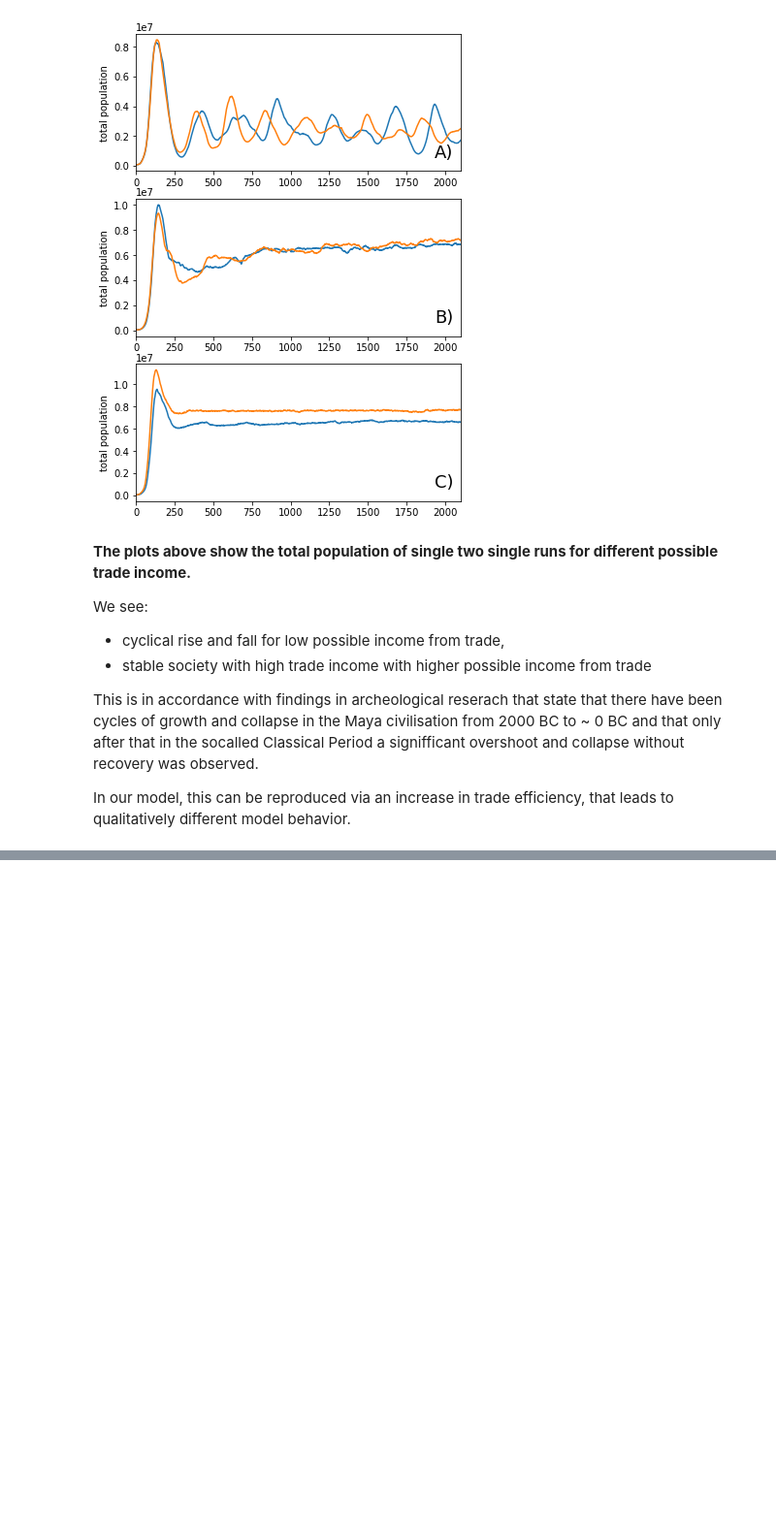
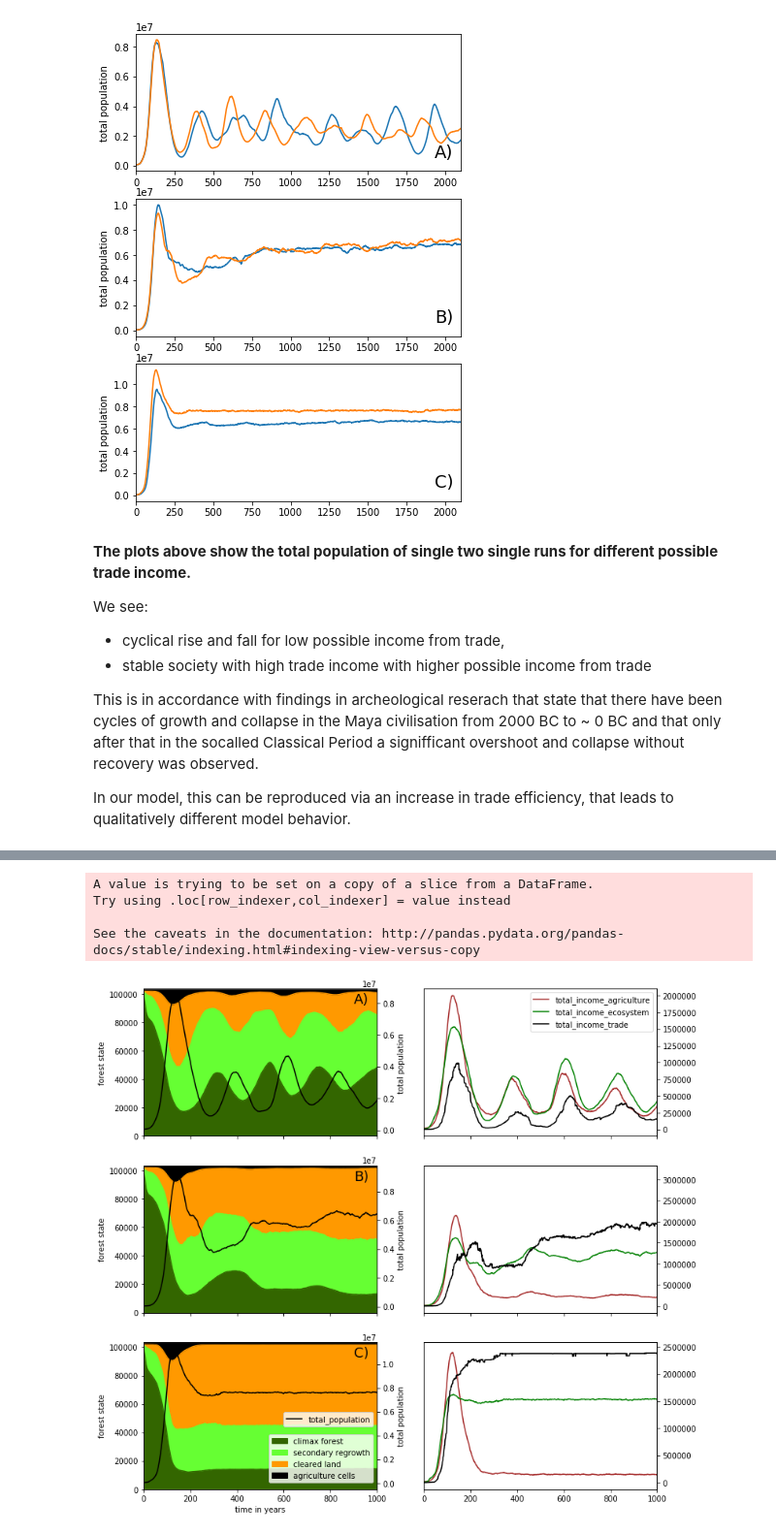
Before and after one commit to jakobkolb/Mayasim, a Jupyter notebook: Evaluation_Notebooks/X8_long_term_dynamics.ipynb, the cells around one changed output, grey strips where cells are left out. Shown at 97% size. Saved outputs shown, nothing was run; the diff lists cells and outputs as text; code cells hidden in the pictures; blank space fills up the shorter version.

```diff
--- a/Evaluation_Notebooks/X8_long_term_dynamics.ipynb
+++ b/Evaluation_Notebooks/X8_long_term_dynamics.ipynb
@@ -75,7 +75,7 @@ We see:
 
 To get some more information, a closer look at individual trajectories is required.
 # %%
-location = '/home/jakob/Project_MayaSim/Python/output_data/X8_longterm_dynamics/results/all_trajectories'
+location = '/home/jakob/Project_MayaSim/output_data/X8_longterm_dynamics/results/all_trajectories'
 all_data = pd.read_pickle(location)
 # %%
 pylab.rcParams['figure.figsize'] = (6, 12)
@@ -164,0 +169,5 @@ See the caveats in the documentation: http://pandas.pydata.org/pandas-docs/stabl
+# %%
+location = '/home/jakob/Project_MayaSim/output_data/X8_longterm_dynamics/results/all_trajectories'
+all_data = pd.read_pickle(location)
+all_data.columns = range(0,2)
+all_data.loc[6000, 1].columns
@@ -164,0 +187,62 @@ See the caveats in the documentation: http://pandas.pydata.org/pandas-docs/stabl
+# %%
+pylab.rcParams['figure.figsize'] = (12, 12)
+all_data.columns = range(0,2)
+all_data.loc[6000, 1]
+
+runs  = range(0, 2)
+r_trades = all_data.index.values
+fig = plt.figure()
+
+annotations=['A)', 'B)', 'C)']
+colors = ['#336600', '#66FF33', '#FF9900', 'black']
+for i, r_trade in enumerate(r_trades[[0,1,3]]):
+
+    ax = fig.add_subplot(3, 2, 2*i + 1)
+    ax3a = fig.add_subplot(3, 2, 2*i + 2)
+    ax3 = ax3a.twinx()
+    observables = ['forest_state_3_cells', 'forest_state_2_cells', 'forest_state_1_cells', 'total_agriculture_cells']
+    forest_data = all_data.loc[r_trade, run][observables]
+    forest_data['forest_state_1_cells'] = forest_data['forest_state_1_cells'].sub(forest_data['total_agriculture_cells'])
+    forest_data.columns = ['climax forest', 'secondary regrowth', 'cleared land', 'agriculture cells']
+    run = 1
+    ln1 = forest_data.plot.area(stacked=True,
+                                legend=(True if i == len(r_trades) - 2 else False),
+                                ax=ax,
+                                color=colors)
+    ax2 = ax.twinx()
+    ln2 = all_data.loc[r_trade, run]['total_population'].plot(legend=(True if i == len(r_trades) - 2 else False),
+                                                              ax=ax2,
+                                                              color='k')
+    ln3 = all_data.loc[r_trade, run]['total_income_agriculture'].plot(legend=(True if i == 0 else False),
+                                                              ax=ax3,
+                                                              color='brown')
+    ln4 = all_data.loc[r_trade, run]['total_income_ecosystem'].plot(legend=(True if i == 0 else False),
+                                                              ax=ax3,
+                                                              color='g')
+    ln5 = all_data.loc[r_trade, run]['total_income_trade'].plot(legend=(True if i == 0 else False),
+                                                              ax=ax3,
+                                                              color='k')
+
+    ax3a.set_yticklabels([])
+    ax3a.set_yticks([])
+
+    #print(all_data.loc[r_trade, run][observables])
+    ax.set_xlim([0,1000])
+    ax3.set_xlim([0,1000])
+    ax.annotate(annotations[i], xy=(0,0), xycoords='data', xytext=(0.9, 0.9), textcoords='axes fraction', fontsize=18)
+    ax2.set_ylabel('total population')
+    ax.set_ylabel('forest state')
+    ax.set_ylim([0, 103500])
+    if i == len(r_trades)-2:
+        ax.set_xlabel('time in years')
+        ax3.set_xlabel('time in years')
+        lgd2 = ax.legend(loc=1, bbox_to_anchor=[1, .4])
+        lgd1 = ax2.legend(loc=1, bbox_to_anchor=[1., .55])
+#fig.tight_layout()
+fig.savefig('longterm_population_development.pdf', transparent=True, dpi=200)
+# %% [output]
+A value is trying to be set on a copy of a slice from a DataFrame.
+Try using .loc[row_indexer,col_indexer] = value instead
+
+See the caveats in the documentation: http://pandas.pydata.org/pandas-docs/stable/indexing.html#indexing-view-versus-copy
+[figure, added]
```
Also changed, not shown: parts of 6 cells of this notebook.
